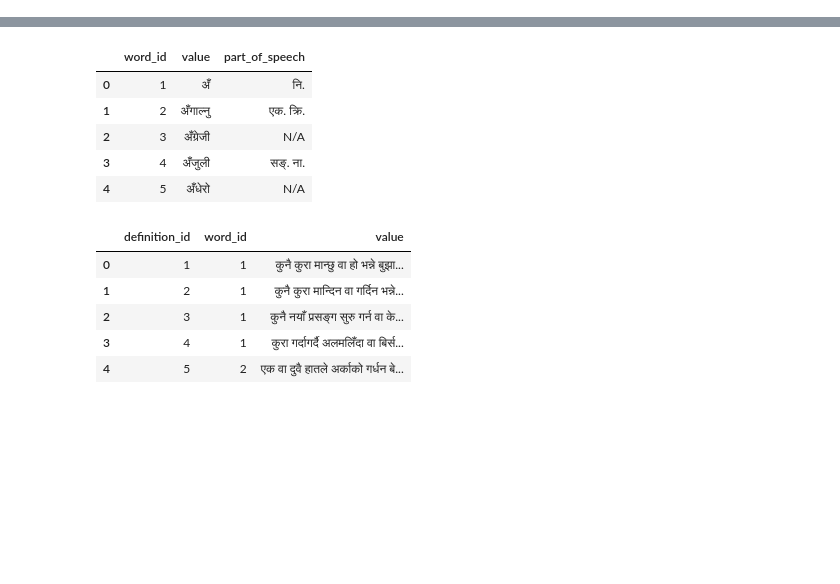
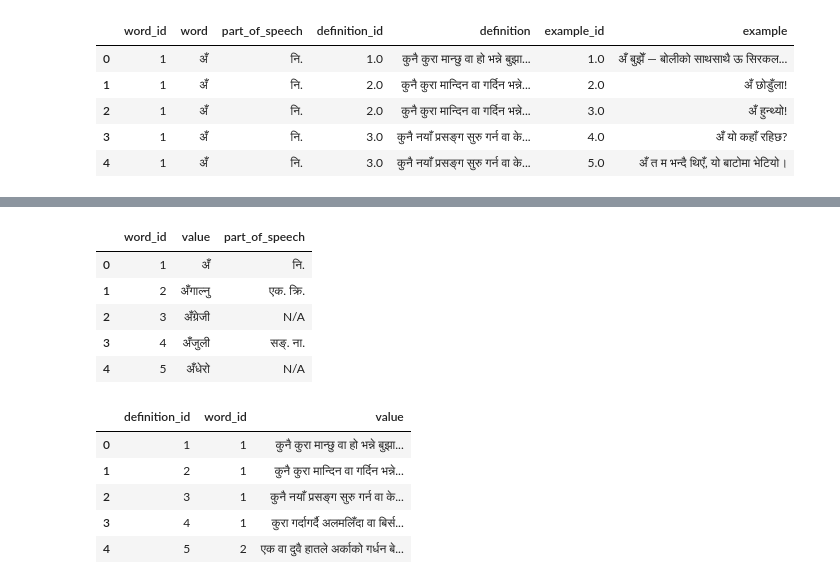
Before and after one commit to walkeratmind/nepali_dictionary, a Jupyter notebook: nepali_dictionary_export_csv.ipynb, the cells around one changed output, grey strips where cells are left out. Cells and saved outputs as stored; diff of their text form; code cells hidden in the pictures; blank space fills up the shorter version.

Commit message:
use sqlite joins

```diff
--- a/nepali_dictionary_export_csv.ipynb
+++ b/nepali_dictionary_export_csv.ipynb
@@ -6,3 +6,21 @@ from openpyxl.styles import Alignment
 # %%
 import sqlite3
 conn = sqlite3.connect('nepali_sabdakosh.sqlite3')
+# %%
+JOIN_QUERY = '''
+SELECT w.id as `word_id`, w.value AS `word`, w.part_of_speech,
+d.id as `definition_id`, d.value AS `definition`,
+e.id as `example_id`, e.value as `example`
+	FROM `word` w
+	LEFT JOIN `definition` d ON w.id = d.word_id
+    LEFT JOIN `example` e ON d.id = e.definition_id;'''
+df = pd.read_sql_query(JOIN_QUERY, conn)
+# %%
+df.head()
+# %% [output]
+|  | word_id | word | part_of_speech | definition_id | definition | example_id | example |
+| 0 | 1 | अँ | नि. | 1.0 | कुनै कुरा मान्छु वा हो भन्ने बुझा... | 1.0 | अँ बुझेँ — बोलीको साथसाथै ऊ सिरकल... |
+| 1 | 1 | अँ | नि. | 2.0 | कुनै कुरा मान्दिन वा गर्दिन भन्ने... | 2.0 | अँ छोडुँला! |
+| 2 | 1 | अँ | नि. | 2.0 | कुनै कुरा मान्दिन वा गर्दिन भन्ने... | 3.0 | अँ हुन्थ्यो! |
+| 3 | 1 | अँ | नि. | 3.0 | कुनै नयाँ प्रसङ्ग सुरु गर्न वा के... | 4.0 | अँ यो कहाँ रहिछ? |
+| 4 | 1 | अँ | नि. | 3.0 | कुनै नयाँ प्रसङ्ग सुरु गर्न वा के... | 5.0 | अँ त म भन्दै थिएँ, यो बाटोमा भेटियो। |
```
Also changed, not shown: parts of 5 cells of this notebook, 1 other file.
